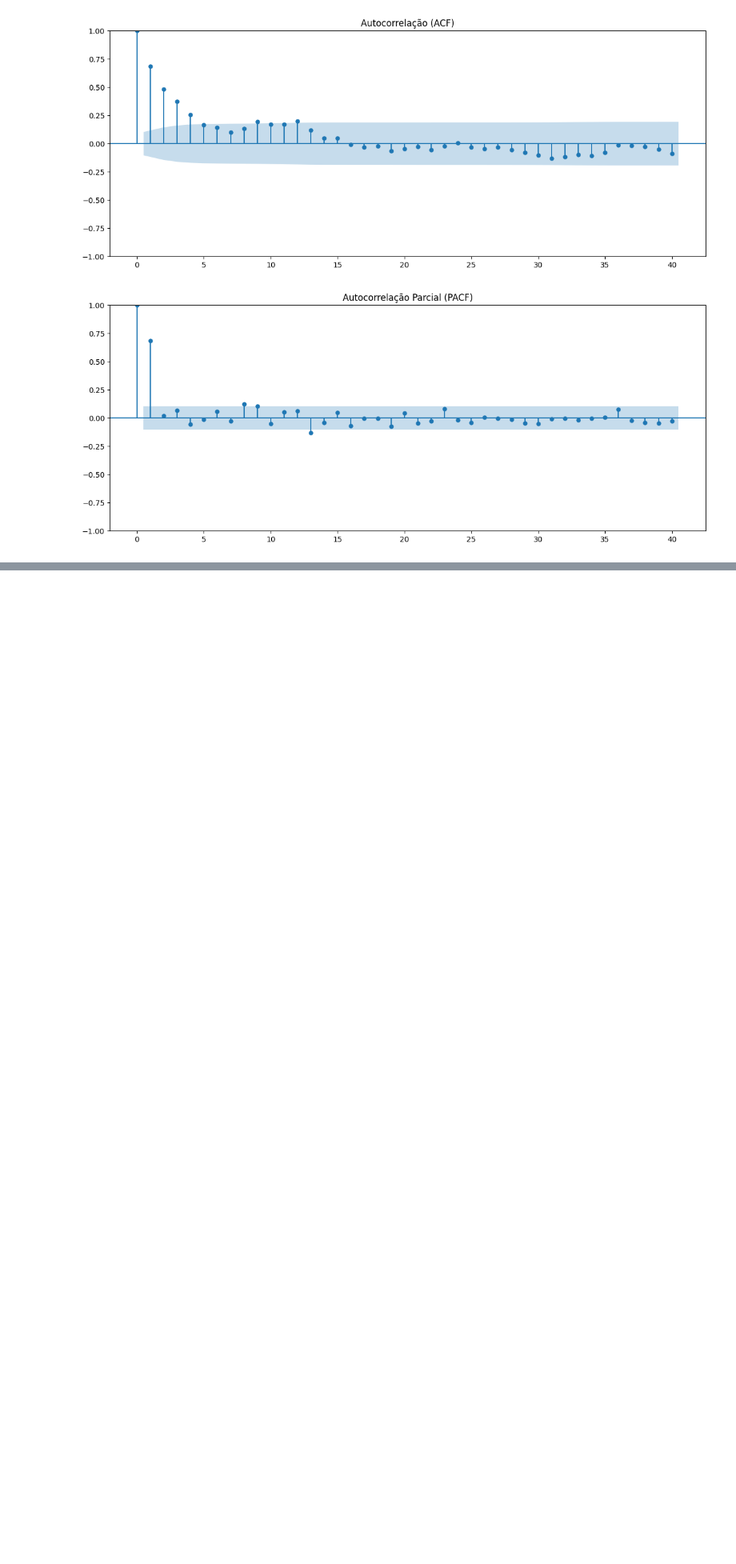
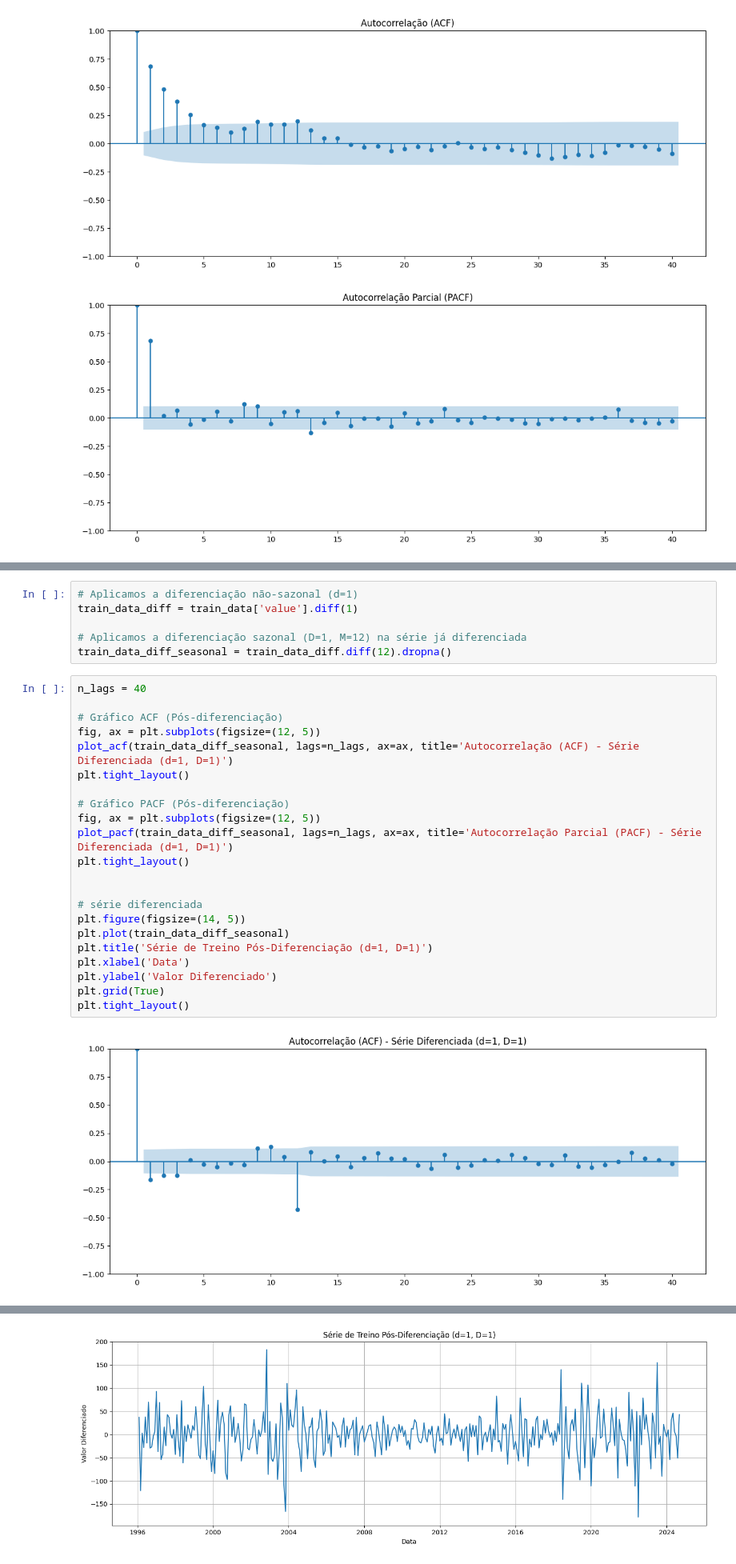
Before and after one commit to MariaPompiani/time_series_analysis_technique, a Jupyter notebook: time_series_analysis_inflation.ipynb, the cells around one changed output, grey strips where cells are left out. Shown at 80% size. Cells and saved outputs as stored; diff of their text form; blank space fills up the shorter version.

```diff
--- a/time_series_analysis_inflation.ipynb
+++ b/time_series_analysis_inflation.ipynb
@@ -264,0 +281,30 @@ plt.tight_layout()
+# %%
+# Aplicamos a diferenciação não-sazonal (d=1)
+train_data_diff = train_data['value'].diff(1)
+
+# Aplicamos a diferenciação sazonal (D=1, M=12) na série já diferenciada
+train_data_diff_seasonal = train_data_diff.diff(12).dropna()
+# %%
+n_lags = 40
+
+# Gráfico ACF (Pós-diferenciação)
+fig, ax = plt.subplots(figsize=(12, 5))
+plot_acf(train_data_diff_seasonal, lags=n_lags, ax=ax, title='Autocorrelação (ACF) - Série Diferenciada (d=1, D=1)')
+plt.tight_layout()
+
+# Gráfico PACF (Pós-diferenciação)
+fig, ax = plt.subplots(figsize=(12, 5))
+plot_pacf(train_data_diff_seasonal, lags=n_lags, ax=ax, title='Autocorrelação Parcial (PACF) - Série Diferenciada (d=1, D=1)')
+plt.tight_layout()
+
+
+# série diferenciada
+plt.figure(figsize=(14, 5))
+plt.plot(train_data_diff_seasonal)
+plt.title('Série de Treino Pós-Diferenciação (d=1, D=1)')
+plt.xlabel('Data')
+plt.ylabel('Valor Diferenciado')
+plt.grid(True)
+plt.tight_layout()
+# %% [output]
+[figure, added]
@@ -264,0 +312 @@ plt.tight_layout()
+[figure, added]
```
Also changed, not shown: parts of 21 cells of this notebook.
